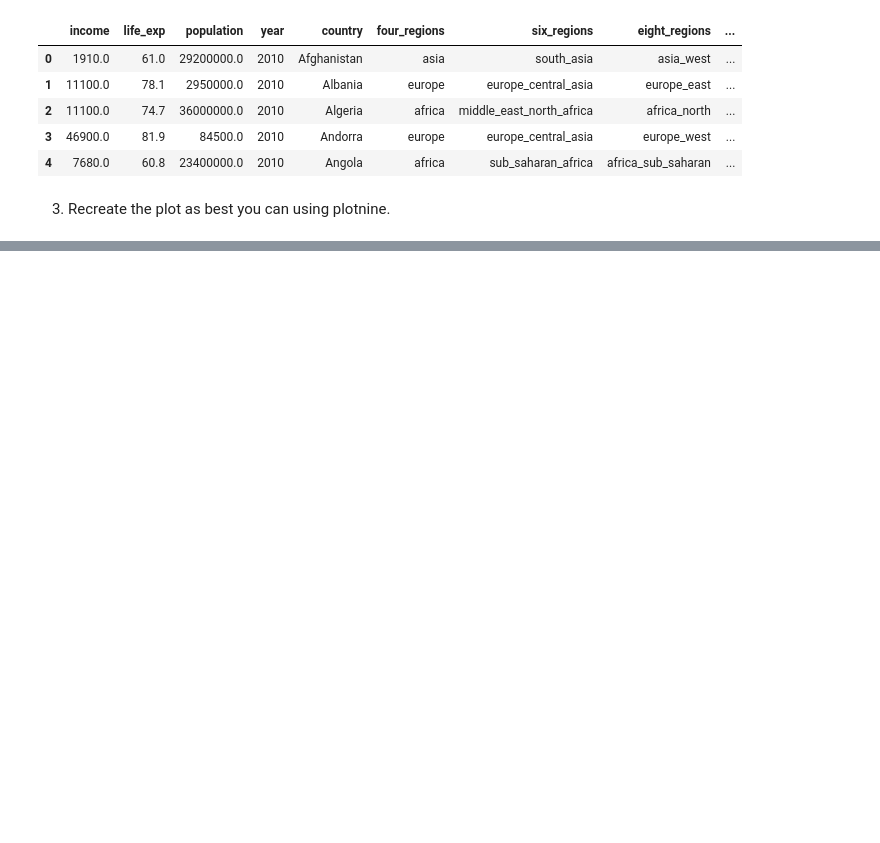
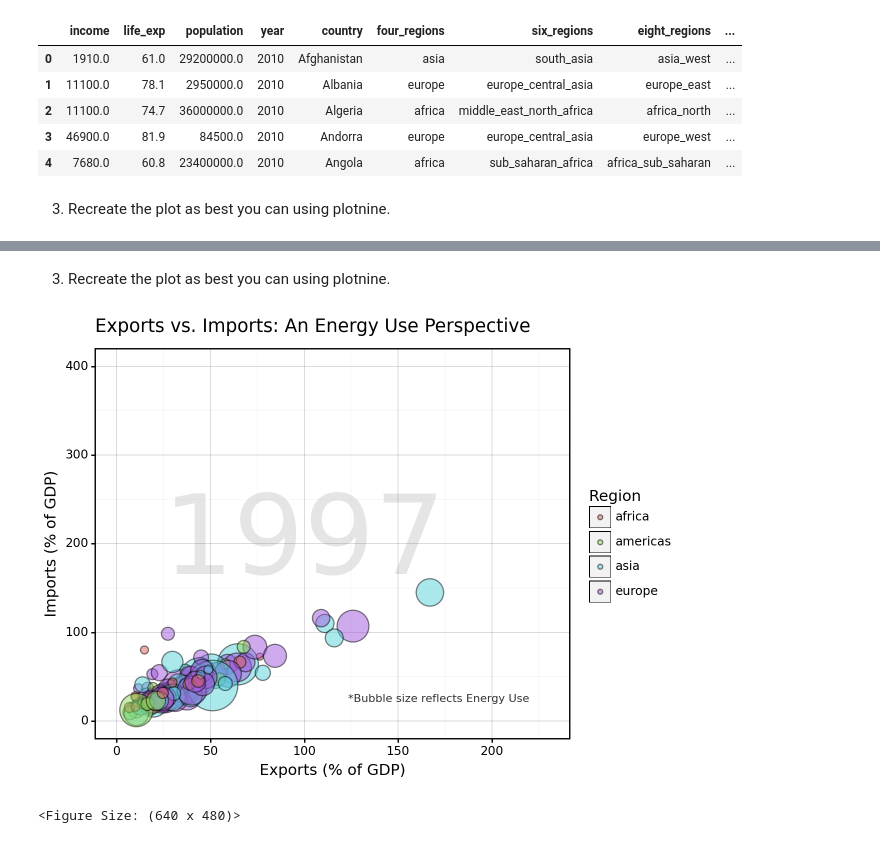
Before and after one commit to bellamccarty/GSB-544, a Jupyter notebook: Labs/Lab01/Lab01.ipynb, the cells around one changed output, grey strips where cells are left out. Cells and saved outputs as stored; diff of their text form; code cells hidden in the pictures; blank space fills up the shorter version.

```diff
--- a/Labs/Lab01/Lab01.ipynb
+++ b/Labs/Lab01/Lab01.ipynb
@@ -49,0 +120,16 @@ NameError: name 'xlabel' is not defined
+# %%
+q2data = pd.read_csv('Data/q2data.csv')
+q2data = q2data.dropna()
+
+# Define a function to convert values like '12.4k' to 12400
+def convert_k_to_numeric(value):
+    if isinstance(value, str) and 'k' in value:
+        # Remove the 'k' and multiply the number by 1000
+        return float(value.replace('k', '')) * 1000
+    return value  # Return the value as is if it doesn't need conversion
+
+# Apply the function to the 'energy' column
+q2data['energy'] = q2data['energy'].apply(convert_k_to_numeric).astype(int)
+
+# Display the updated column
+q2data['energy']
@@ -49,0 +149,20 @@ NameError: name 'xlabel' is not defined
+# %% [markdown]
+3. Recreate the plot as best you can using plotnine.
+# %%
+(ggplot(q2data, aes(x='exports', y='imports', size='energy', fill='four_regions')) +
+    geom_point(alpha = 0.5) +
+    scale_size_continuous(range=[1, 20], guide = False)  + # Change bubble size to look like Gapminder Plot
+    theme_linedraw() +
+    labs(x='Exports (% of GDP)', y='Imports (% of GDP)',
+         fill='Region',
+         title = "Exports vs. Imports: An Energy Use Perspective") +
+    ylim(0, 400) +
+    xlim(0, 230) +
+    annotate("text", x=100, y=200, label="1997",
+             size=80, color="grey", alpha=0.2, ha='center') + # Add year like Gapminder plot
+    annotate("text", x=220, y=25, label="*Bubble size reflects Energy Use",
+             size=8, color="black", alpha=0.8, ha='right') + # Add bubble size descriptor in lieu of energy toggle
+    theme(legend_position='right'))
+# %% [output]
+[figure, added]
+<Figure Size: (640 x 480)>
```
Also changed, not shown: parts of 12 cells of this notebook, 3 other files.
